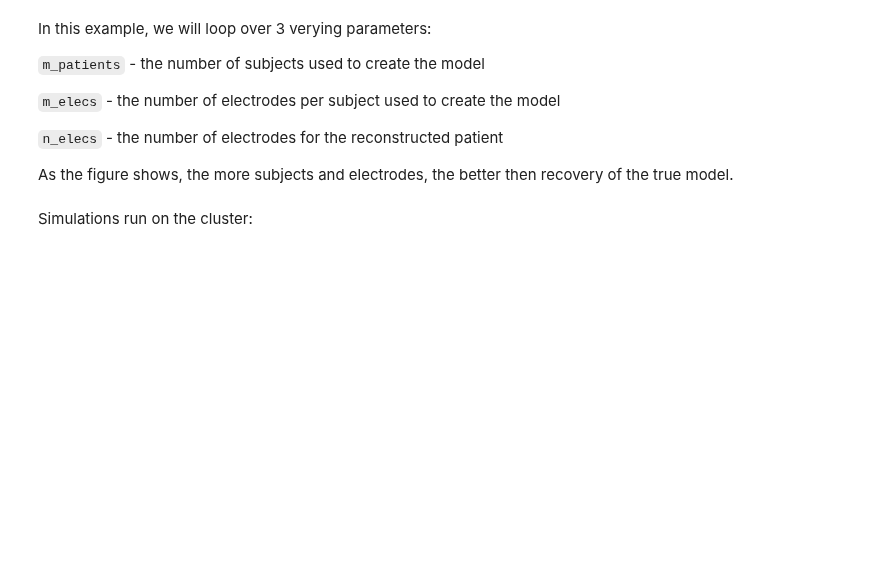
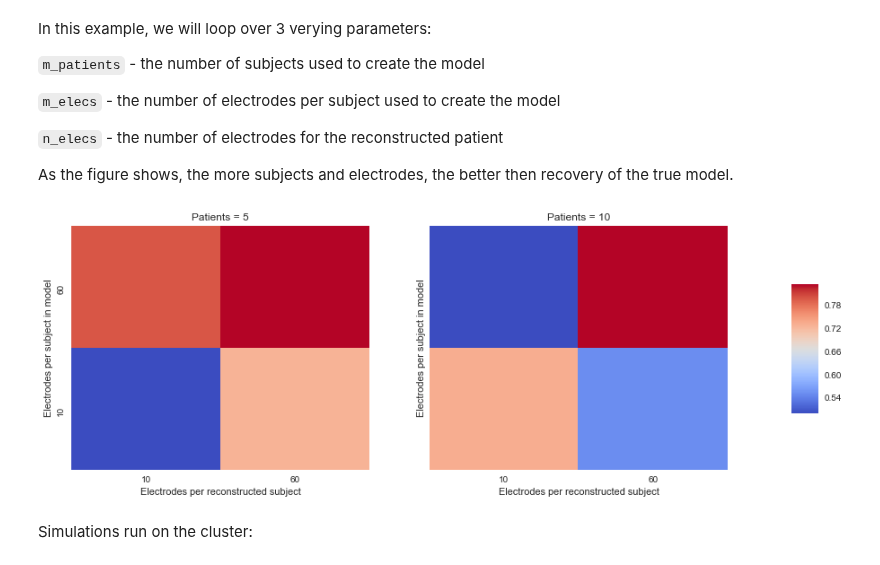
Before and after one commit to ContextLab/supereeg, a Jupyter notebook: docs/tutorial/simulate_objects.ipynb, the cells around one changed output. Saved outputs shown, nothing was run; the diff lists cells and outputs as text; code cells hidden in the pictures; blank space fills up the shorter version.

```diff
--- a/docs/tutorial/simulate_objects.ipynb
+++ b/docs/tutorial/simulate_objects.ipynb
@@ -228,7 +243,7 @@ As the figure shows, the more subjects and electrodes, the better then recovery
 the true model.
 # %%
 # n_electrodes - number of electrodes for reconstructed patient
-n_elecs = range(10, 100, 10)
+n_elecs = range(10, 100, 50)
 
 
 # m_patients - number of patients in the model
@@ -236,10 +251,10 @@ m_patients = [5, 10]
 
 
 # m_electrodes - number of electrodes for each patient in the model
-m_elecs = range(10, 100, 10)
+m_elecs = range(10, 100, 50)
 
 
-iter_val = 5
+iter_val = 1
 
 append_d = pd.DataFrame()
 
@@ -286,33 +301,35 @@ for p, m, n in param_grid:
         d.append(
             {'Subjects in model': p, 'Electrodes per subject in model': m, 'Electrodes per reconstructed subject': n,
              'Average Correlation': corr_vals_sample.mean(), 'Correlations': corr_vals})
 
     d = pd.DataFrame(d, columns=['Subjects in model', 'Electrodes per subject in model',
                                  'Electrodes per reconstructed subject', 'Average Correlation', 'Correlations'])
     append_d = append_d.append(d)
     append_d.index.rename('Iteration', inplace=True)
 
 new_df = append_d.groupby('Average Correlation').mean()
 
 #fig, axs = plt.subplots(ncols=len(np.unique(new_df['Subjects in model'])), sharex=True, sharey=True)
 fig, axs = plt.subplots(ncols=2, sharex=True, sharey=True)
 
 axs_iter = 0
 
 cbar_ax = fig.add_axes([.92, .3, .03, .4])
 
 fig.subplots_adjust(right=0.85)
 fig.set_size_inches(14,5)
 for i in np.unique(new_df['Subjects in model']):
     data_plot = append_d[append_d['Subjects in model'] == i].pivot_table(index=['Electrodes per subject in model'],
                                                                          columns='Electrodes per reconstructed subject',
                                                                          values='Average Correlation')
     axs[axs_iter].set_title('Patients = ' + str(i))
     sns.heatmap(data_plot, cmap="coolwarm", cbar=axs_iter == 0, ax=axs[axs_iter], cbar_ax=None if axs_iter else cbar_ax)
     axs[axs_iter].invert_yaxis()
     axs_iter += 1
 
 plt.show()
+# %% [output]
+[figure, added]
 # %% [markdown]
 Simulations run on the cluster:
 # %%
```
Also changed, not shown: parts of 8 cells of this notebook, 9 other files.
